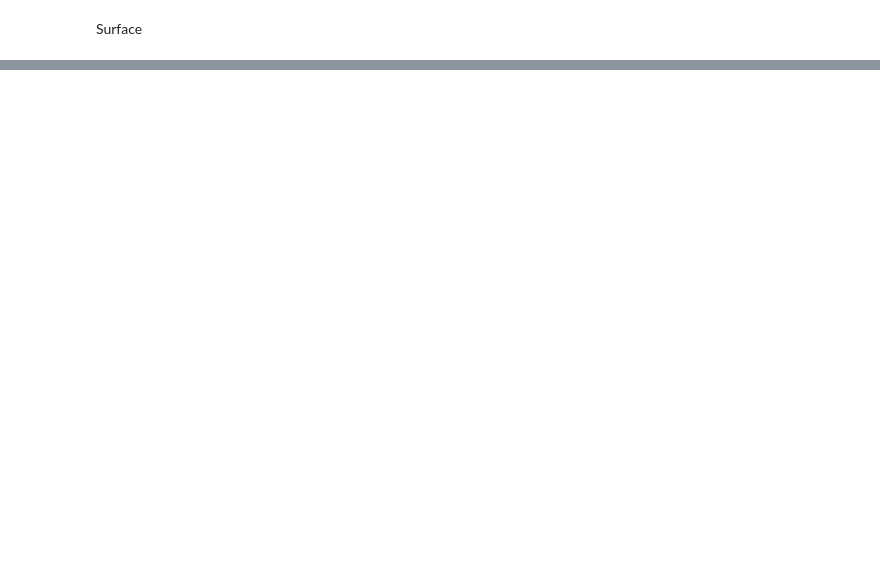
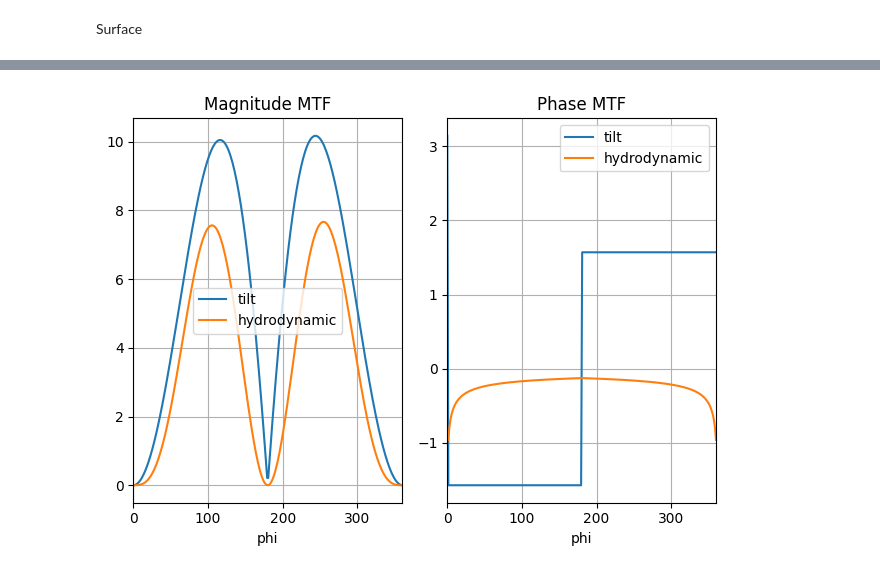
Before and after one commit to eltjonqef/OceanSARImagingSimulator, a Jupyter notebook: simulation.ipynb, the cells around one changed output, grey strips where cells are left out. Cells and saved outputs as stored; diff of their text form; code cells hidden in the pictures; blank space fills up the shorter version.

Commit message:
class for the sar imaging. right now it has the tilt and hydrodynamic modulations

```diff
--- a/simulation.ipynb
+++ b/simulation.ipynb
@@ -46,0 +88,30 @@ Z=surfaceGenerator.generate()
+# %%
+from SAR_imaging import SAR_imaging
+
+k=surfaceGenerator.k
+sar=SAR_imaging(Z[0,:,:], surfaceGenerator.PSI, np.pi/6, surfaceGenerator.k, surfaceGenerator.omega)
+#-(4*np.cos(self.look_angle)/np.sin(self.look_angle))/(1+np.sin(self.look_angle)**2)*(1j*self.ky)
+
+tilt=sar.tilt()#4.5*surfaceGenerator.omega[0,:]*(surfaceGenerator.k[0,:]*np.sin(theta))**2*(surfaceGenerator.omega[0,:]-0.01*1j)/(np.abs(surfaceGenerator.k[0,:])*(surfaceGenerator.omega[0,:]**2+0.1**2))
+hydrodynamic=sar.hydrodynamic()
+plt.subplot(1, 2, 1)
+plt.plot(np.linspace(0,360,256),np.abs(tilt), label="tilt")
+plt.plot(np.linspace(0,360,256),np.abs(hydrodynamic), label="hydrodynamic")
+plt.xlim(0, 360)
+plt.xlabel('phi')
+plt.title('Magnitude MTF')
+plt.grid(True)
+plt.legend()
+
+plt.subplot(1, 2, 2)
+plt.plot(np.linspace(0,360,256),np.angle(tilt), label="tilt")
+plt.plot(np.linspace(0,360,256),np.angle(hydrodynamic), label="hydrodynamic")
+plt.xlim(0, 360)
+plt.xlabel('phi')
+plt.title('Phase MTF')
+plt.grid(True)
+plt.legend()
+plt.tight_layout()
+plt.show()
+# %% [output]
+[figure, added]
```
Also changed, not shown: parts of 17 cells of this notebook, 1 other file.
